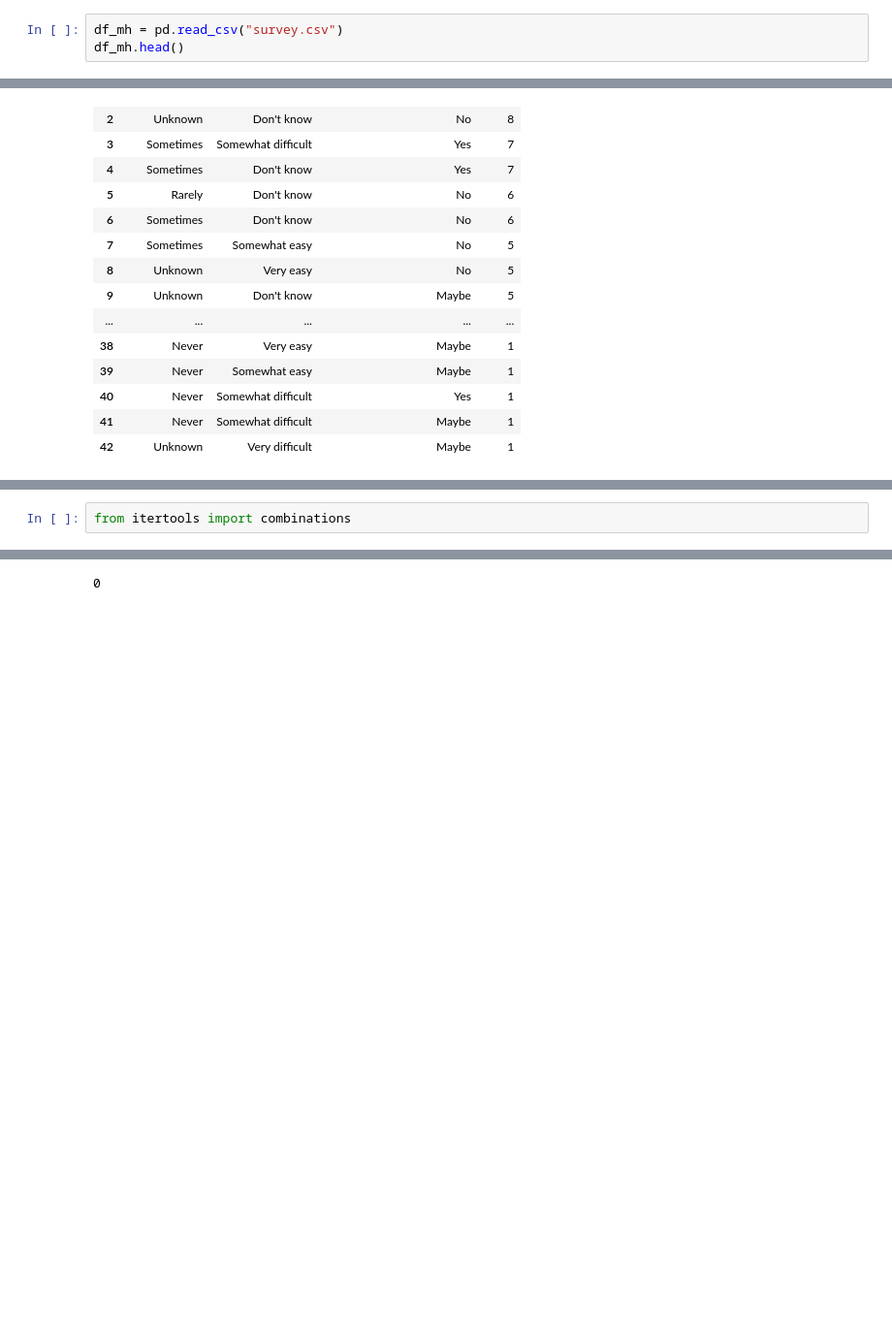
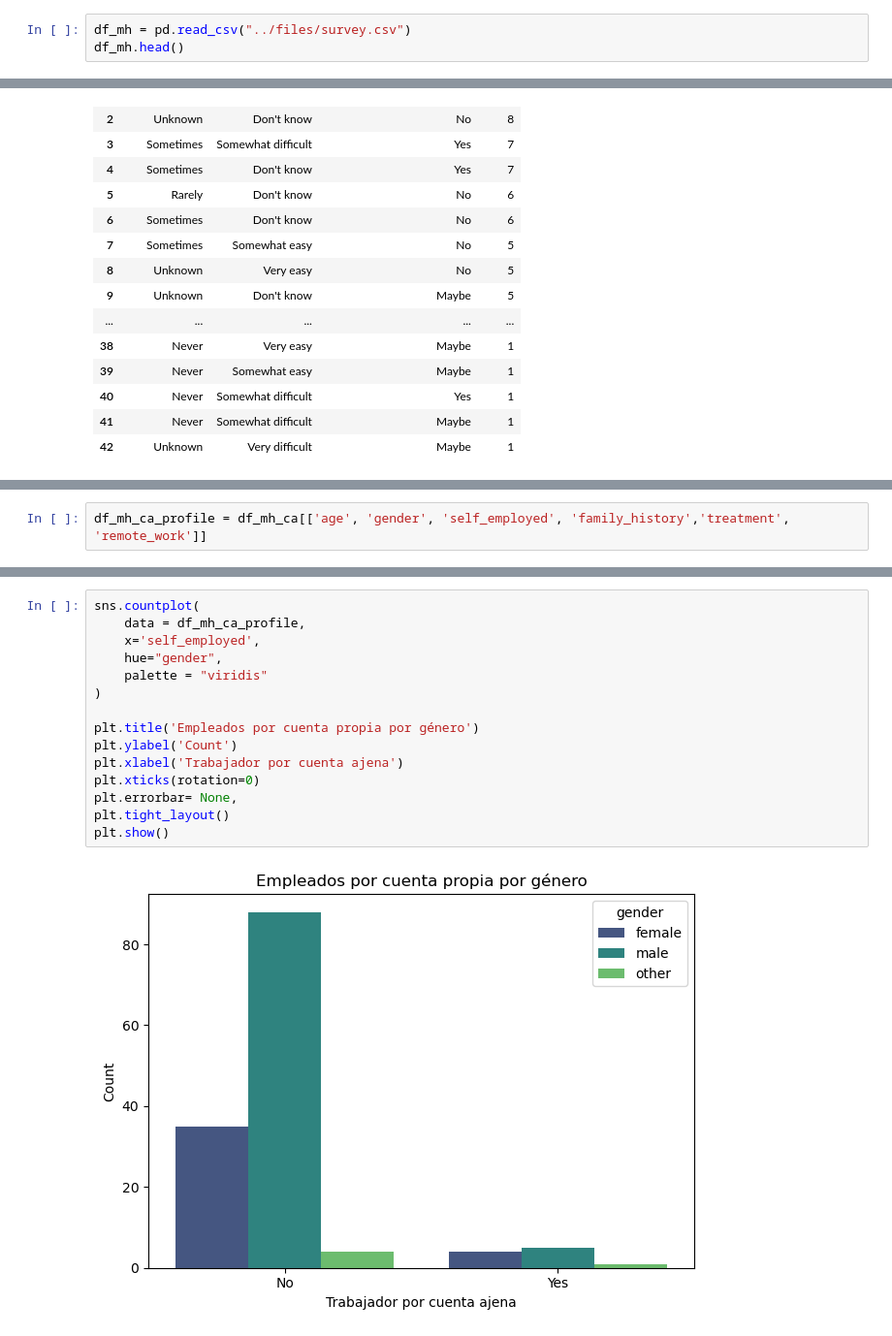
Before and after one commit to dianapgomez/mentalhealth_tableau, a Jupyter notebook: notebooks/data_set.ipynb, the cells around one changed output, grey strips where cells are left out. Shown at 97% size. Drawn from its saved outputs; the diff is of its cells as text; blank space fills up the shorter version.

Commit message:
visualizaciones

```diff
--- a/notebooks/data_set.ipynb
+++ b/notebooks/data_set.ipynb
@@ -27,7 +27,7 @@ print("Path to dataset files:", path)
 # %% [output]
 Path to dataset files: C:\Users\panac\.cache\kagglehub\datasets\osmi\mental-health-in-tech-survey\versions\3
 # %%
-df_mh = pd.read_csv("survey.csv")
+df_mh = pd.read_csv("../files/survey.csv")
 df_mh.head()
 # %% [output]
 |  | Timestamp | Age | Gender | Country | state | self_employed | family_history | treatment | ... |
@@ -272,2 +285,2 @@ df_mh_ca.groupby("work_interfere")[["leave", "mental_health_consequence"]].value
 # %%
-from itertools import combinations
+df_mh_ca_profile = df_mh_ca[['age', 'gender', 'self_employed', 'family_history','treatment', 'remote_work']]
@@ -274,3 +303,17 @@ from itertools import combinations
 # %%
+sns.countplot(
+    data = df_mh_ca_profile,
+    x='self_employed',
+    hue="gender",
+    palette = "viridis"
+)
+
+plt.title('Empleados por cuenta propia por género')
+plt.ylabel('Count')
+plt.xlabel('Trabajador por cuenta ajena')
+plt.xticks(rotation=0)
+plt.errorbar= None,
+plt.tight_layout()
+plt.show()
 # %% [output]
-0
+[figure, added]
```
Also changed, not shown: parts of 10 cells of this notebook.
